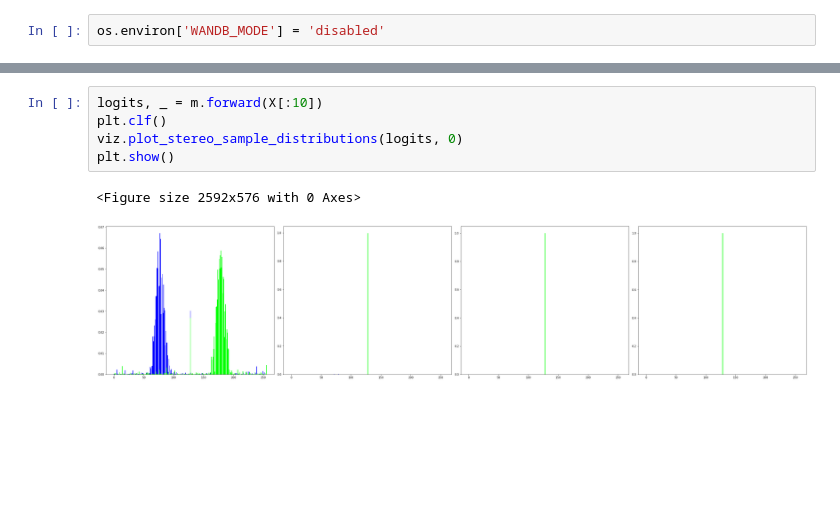
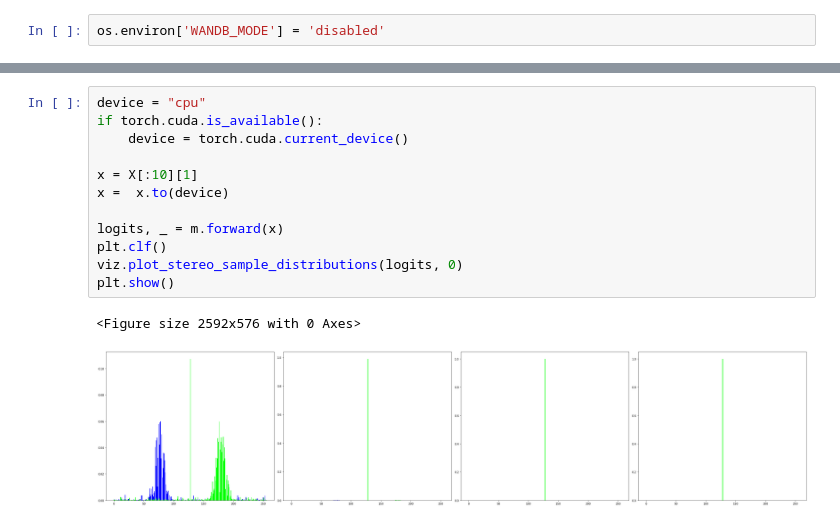
Before and after one commit to feldberlin/wavenet, a Jupyter notebook: nbs/train.impulse.ipynb, the cells around one changed output, grey strips where cells are left out. Saved outputs shown, nothing was run; the diff lists cells and outputs as text; blank space fills up the shorter version.

Commit message:
Fixed remaining notebooks
Notebooks working with x, y style forward pass

```diff
--- a/nbs/train.impulse.ipynb
+++ b/nbs/train.impulse.ipynb
@@ -35,8 +38,15 @@ animation.render('training.gif')
 # %%
-logits, _ = m.forward(X[:10])
+device = "cpu"
+if torch.cuda.is_available():
+    device = torch.cuda.current_device()
+
+x = X[:10][1]
+x =  x.to(device)
+
+logits, _ = m.forward(x)
 plt.clf()
 viz.plot_stereo_sample_distributions(logits, 0)
 plt.show()
 # %% [output]
 <Figure size 2592x576 with 0 Axes>
-[figure, old version]
+[figure, new version]
```
Also changed, not shown: parts of 3 cells of this notebook, 4 other files.
